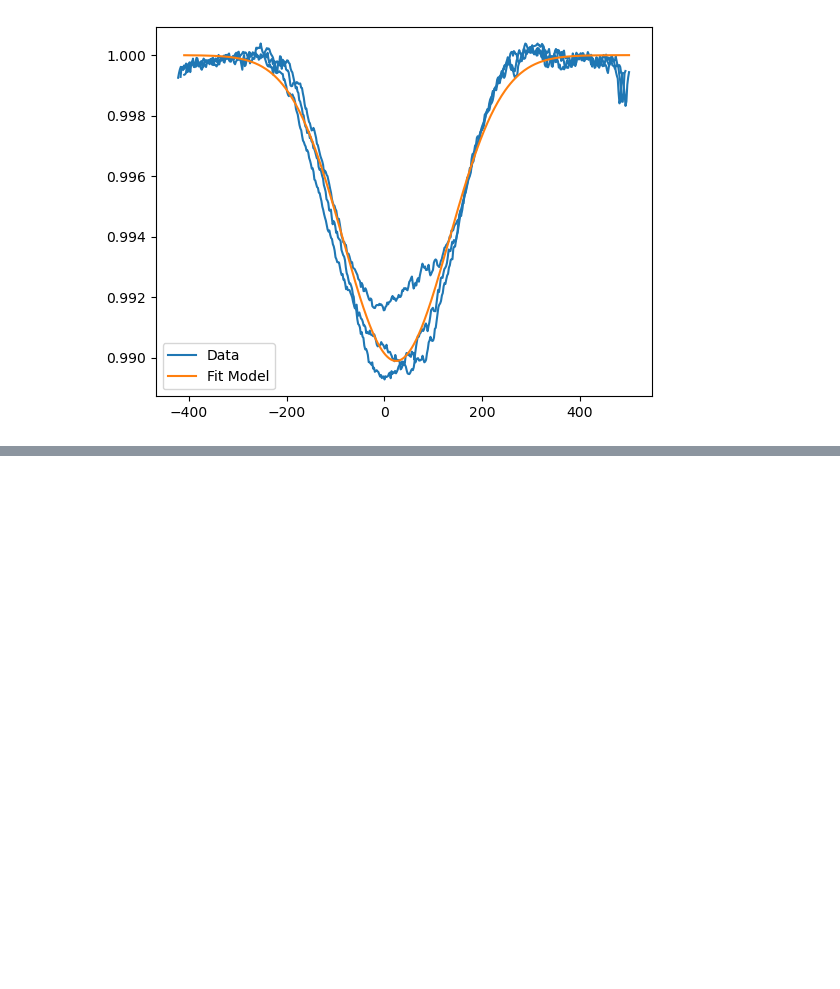
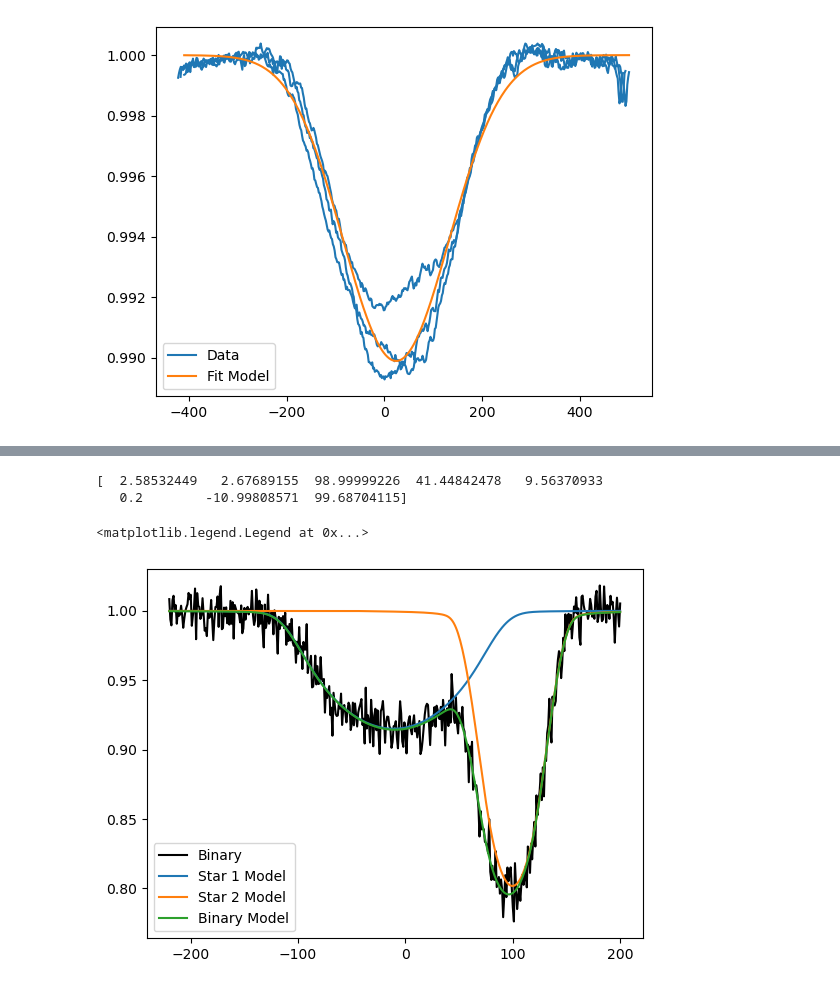
Before and after one commit to veropetit/pyRaven, a Jupyter notebook: HowToUsePyRavenTutorial/02-FitIntensity.ipynb, the cells around one changed output, grey strips where cells are left out. Cells and saved outputs as stored; diff of their text form; code cells hidden in the pictures; blank space fills up the shorter version.

```diff
--- a/HowToUsePyRavenTutorial/02-FitIntensity.ipynb
+++ b/HowToUsePyRavenTutorial/02-FitIntensity.ipynb
@@ -213,0 +262,24 @@ plt.legend()
+# %%
+xs=[model1['vel']] #velocity arrays of our observations
+ys=[binary] #flux arrays of our observations
+guess=np.array([0.2,0.3,80,40,10,10,-10,50]) #our guess parameters in the specified format
+pout,pcov,binary_models,star1_models,star2_models=rav.fitparams.binary_fitting(xs,ys,guess,param1,param2)
+print(pout)
+kappa1=pout[0]
+kappa2=pout[1]
+vsini1=pout[2]
+vsini2=pout[3]
+vmac1=pout[4]
+vmac2=pout[5]
+
+plt.plot(model1['vel'],binary,c='black',label='Binary')
+plt.plot(model1['vel'],star1_models[0][0],c='C0',label='Star 1 Model')
+plt.plot(model1['vel'],star2_models[0][0],c='C1',label='Star 2 Model')
+plt.plot(model1['vel'],binary_models[0][0],c='C2',label='Binary Model')
+
+plt.legend()
+# %% [output]
+[  2.58532449   2.67689155  98.99999226  41.44842478   9.56370933
+   0.2        -10.99808571  99.68704115]
+<matplotlib.legend.Legend at 0x...>
+[figure, added]
```
Also changed, not shown: parts of 8 cells of this notebook, 1 other file.
